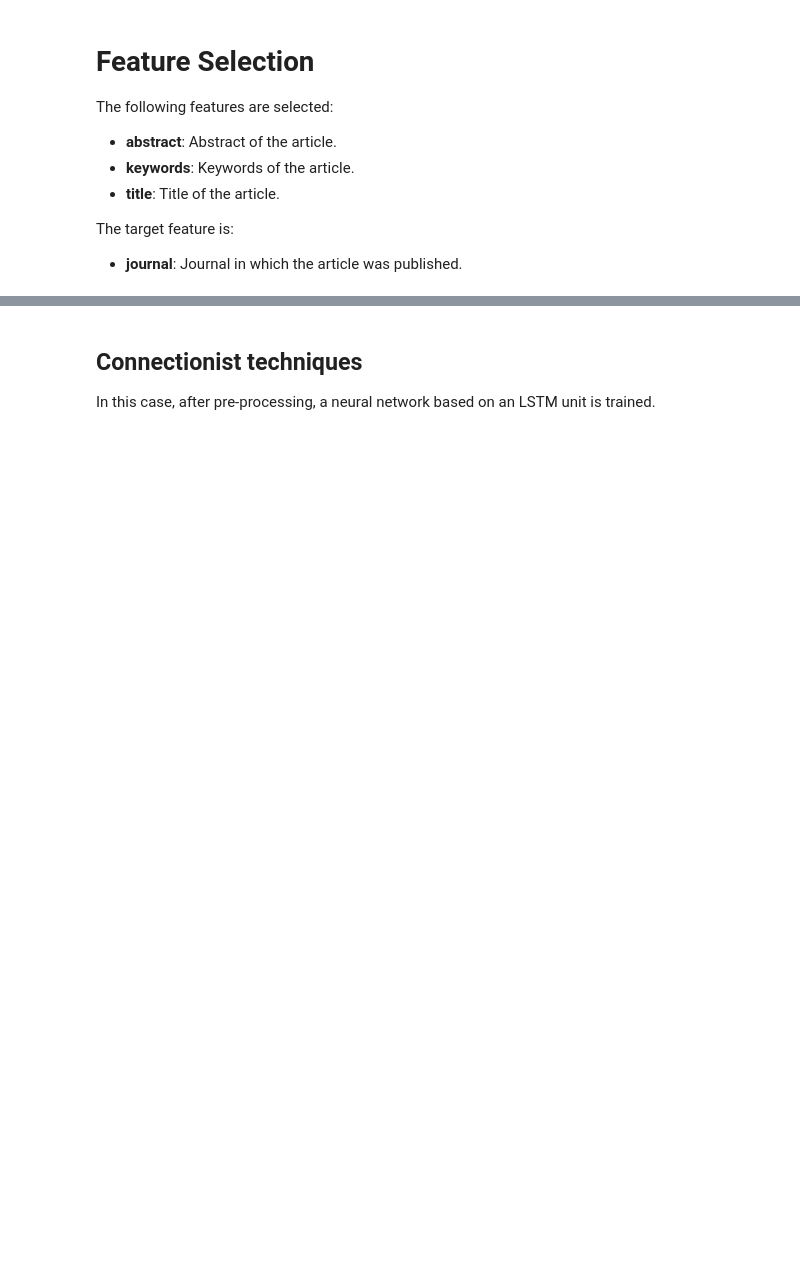
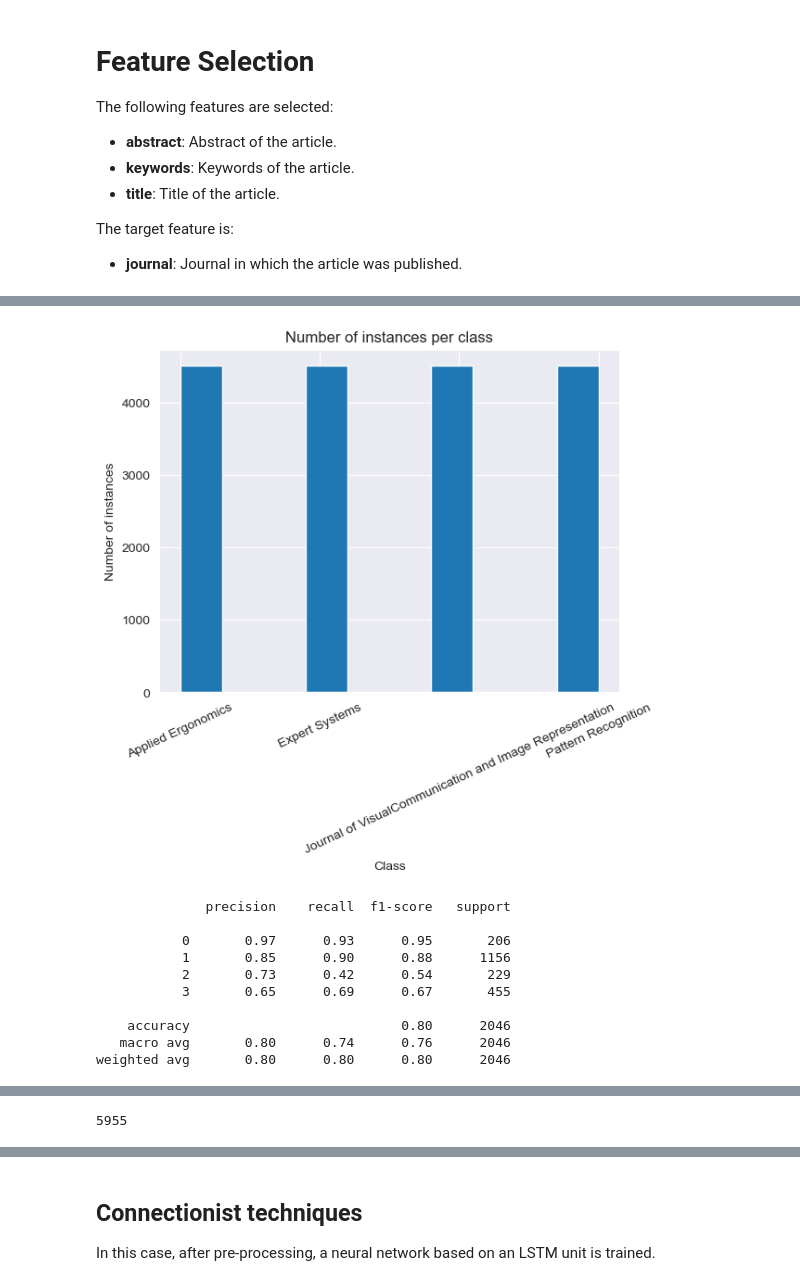
Before and after one commit to danielamadori98/Scientific-Journal-Recommender-For-Submitting-Publication, a Jupyter notebook: main.ipynb, the cells around one changed output, grey strips where cells are left out. Saved outputs shown, nothing was run; the diff lists cells and outputs as text; code cells hidden in the pictures; blank space fills up the shorter version.

```diff
--- a/main.ipynb
+++ b/main.ipynb
@@ -306,30 +329,30 @@ gc.collect()
 # %%
 from imblearn.over_sampling import RandomOverSampler
 import gc
 
 sampler = RandomOverSampler(random_state=42)
 
-# BoW ConuntVectorizer
-X_train_over_sampled, y_train_over_sampled = sampler.fit_resample(X_train_Count, y_train)
+X_train_over_sampled, y_train_over_sampled = sampler.fit_resample(X_train, y_train)
 plot_class_distribution(y_train_over_sampled)
 
 cls = RandomForestClassifier()
 cls.fit(X_train_over_sampled, y_train_over_sampled)
-y_pred = cls.predict(X_test_Count)
-
-performance(y_test, y_pred)
-
-# BoW TfidfVectorizer
-X_train_over_sampled, y_train_over_sampled = sampler.fit_resample(X_train_Tfidf, y_train)
-plot_class_distribution(y_train_over_sampled)
-
-cls = RandomForestClassifier()
-cls.fit(X_train_over_sampled, y_train_over_sampled)
-y_pred = cls.predict(X_test_Tfidf)
+y_pred = cls.predict(X_test)
 
 performance(y_test, y_pred)
 
 X_train_over_sampled = None
 y_train_over_sampled = None
-sampler = None
 gc.collect()
+# %% [output]
+[figure, added]
+              precision    recall  f1-score   support
+
+           0       0.97      0.93      0.95       206
+           1       0.85      0.90      0.88      1156
+           2       0.73      0.42      0.54       229
+           3       0.65      0.69      0.67       455
+
+    accuracy                           0.80      2046
+   macro avg       0.80      0.74      0.76      2046
+weighted avg       0.80      0.80      0.80      2046
@@ -335,0 +360 @@ gc.collect()
+5955
```
Also changed, not shown: parts of 26 cells of this notebook.
